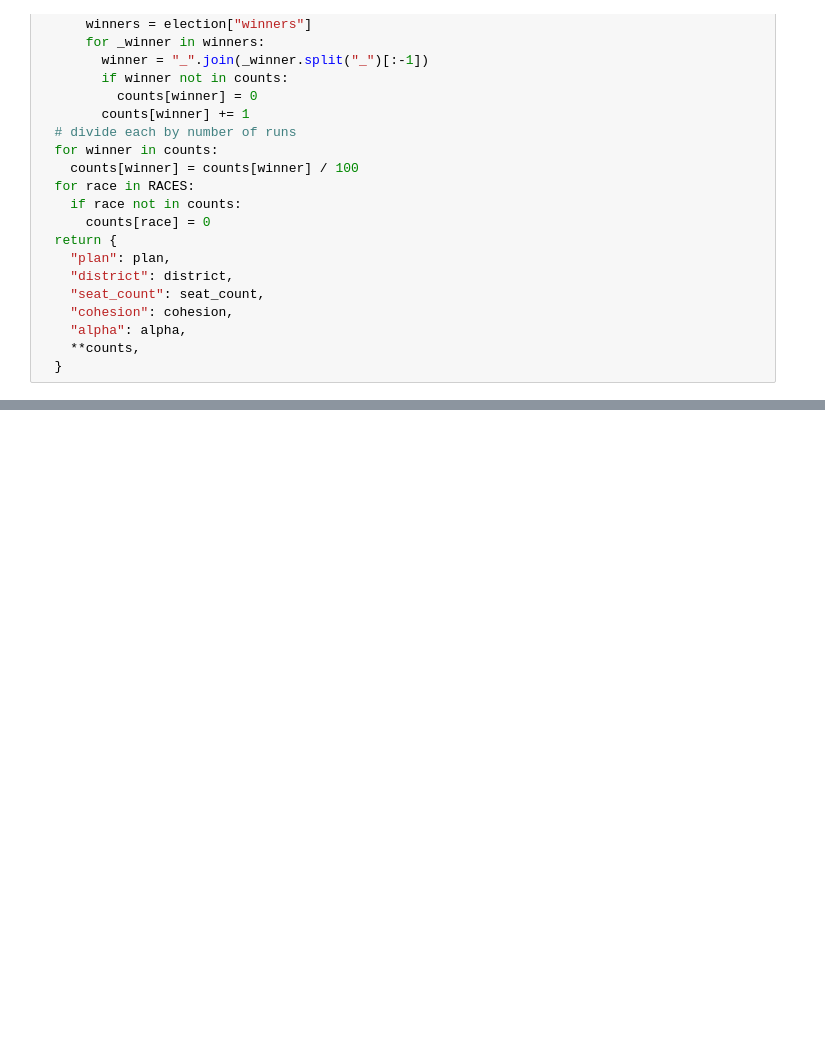
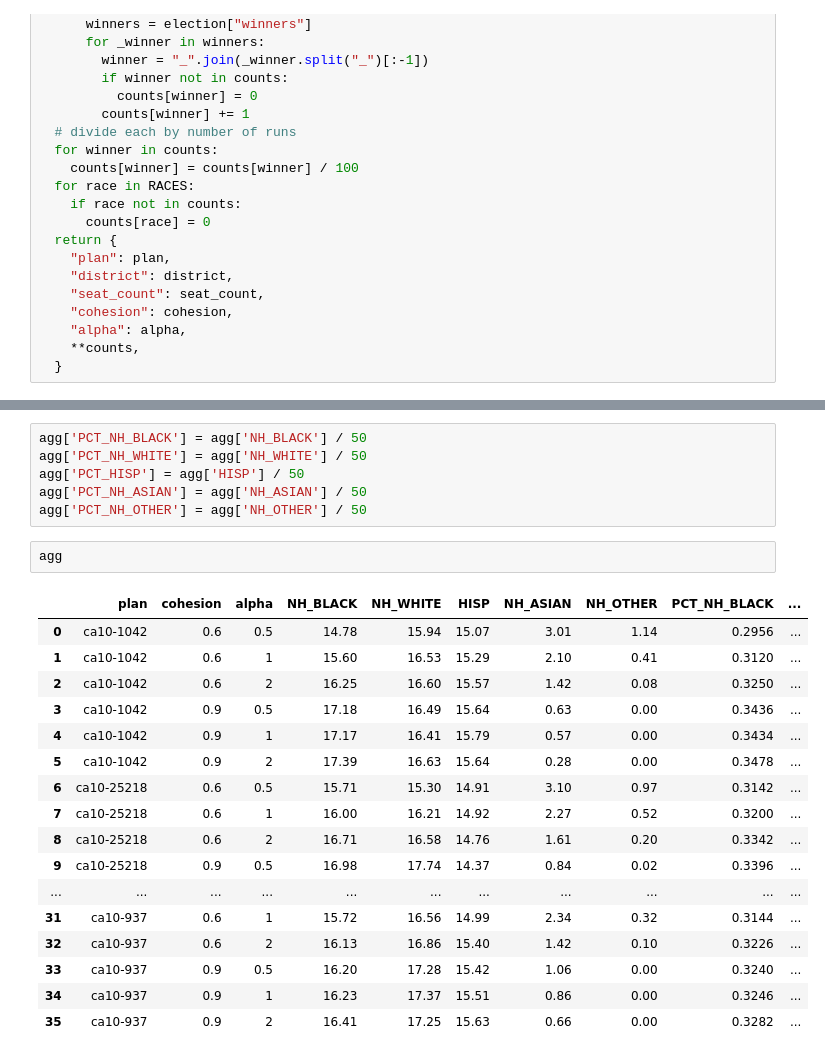
Before and after one commit to uchicago-dsi/dnd-chicago, a Jupyter notebook: notebooks/Aggregate_Results.ipynb, the cells around one changed output, grey strips where cells are left out. Drawn from its saved outputs; the diff is of its cells as text; blank space fills up the shorter version.

```diff
--- a/notebooks/Aggregate_Results.ipynb
+++ b/notebooks/Aggregate_Results.ipynb
@@ -62,0 +70,26 @@ df.head()
+# %%
+agg['PCT_NH_BLACK'] = agg['NH_BLACK'] / 50
+agg['PCT_NH_WHITE'] = agg['NH_WHITE'] / 50
+agg['PCT_HISP'] = agg['HISP'] / 50
+agg['PCT_NH_ASIAN'] = agg['NH_ASIAN'] / 50
+agg['PCT_NH_OTHER'] = agg['NH_OTHER'] / 50
+# %%
+agg
+# %% [output]
+|  | plan | cohesion | alpha | NH_BLACK | NH_WHITE | HISP | NH_ASIAN | NH_OTHER | PCT_NH_BLACK | ... |
+| 0 | ca10-1042 | 0.6 | 0.5 | 14.78 | 15.94 | 15.07 | 3.01 | 1.14 | 0.2956 | ... |
+| 1 | ca10-1042 | 0.6 | 1 | 15.60 | 16.53 | 15.29 | 2.10 | 0.41 | 0.3120 | ... |
+| 2 | ca10-1042 | 0.6 | 2 | 16.25 | 16.60 | 15.57 | 1.42 | 0.08 | 0.3250 | ... |
+| 3 | ca10-1042 | 0.9 | 0.5 | 17.18 | 16.49 | 15.64 | 0.63 | 0.00 | 0.3436 | ... |
+| 4 | ca10-1042 | 0.9 | 1 | 17.17 | 16.41 | 15.79 | 0.57 | 0.00 | 0.3434 | ... |
+| 5 | ca10-1042 | 0.9 | 2 | 17.39 | 16.63 | 15.64 | 0.28 | 0.00 | 0.3478 | ... |
+| 6 | ca10-25218 | 0.6 | 0.5 | 15.71 | 15.30 | 14.91 | 3.10 | 0.97 | 0.3142 | ... |
+| 7 | ca10-25218 | 0.6 | 1 | 16.00 | 16.21 | 14.92 | 2.27 | 0.52 | 0.3200 | ... |
+| 8 | ca10-25218 | 0.6 | 2 | 16.71 | 16.58 | 14.76 | 1.61 | 0.20 | 0.3342 | ... |
+| 9 | ca10-25218 | 0.9 | 0.5 | 16.98 | 17.74 | 14.37 | 0.84 | 0.02 | 0.3396 | ... |
+| ... | ... | ... | ... | ... | ... | ... | ... | ... | ... | ... |
+| 31 | ca10-937 | 0.6 | 1 | 15.72 | 16.56 | 14.99 | 2.34 | 0.32 | 0.3144 | ... |
+| 32 | ca10-937 | 0.6 | 2 | 16.13 | 16.86 | 15.40 | 1.42 | 0.10 | 0.3226 | ... |
+| 33 | ca10-937 | 0.9 | 0.5 | 16.20 | 17.28 | 15.42 | 1.06 | 0.00 | 0.3240 | ... |
+| 34 | ca10-937 | 0.9 | 1 | 16.23 | 17.37 | 15.51 | 0.86 | 0.00 | 0.3246 | ... |
+| 35 | ca10-937 | 0.9 | 2 | 16.41 | 17.25 | 15.63 | 0.66 | 0.00 | 0.3282 | ... |
```
Also changed, not shown: parts of 10 cells of this notebook, 7 other files.
